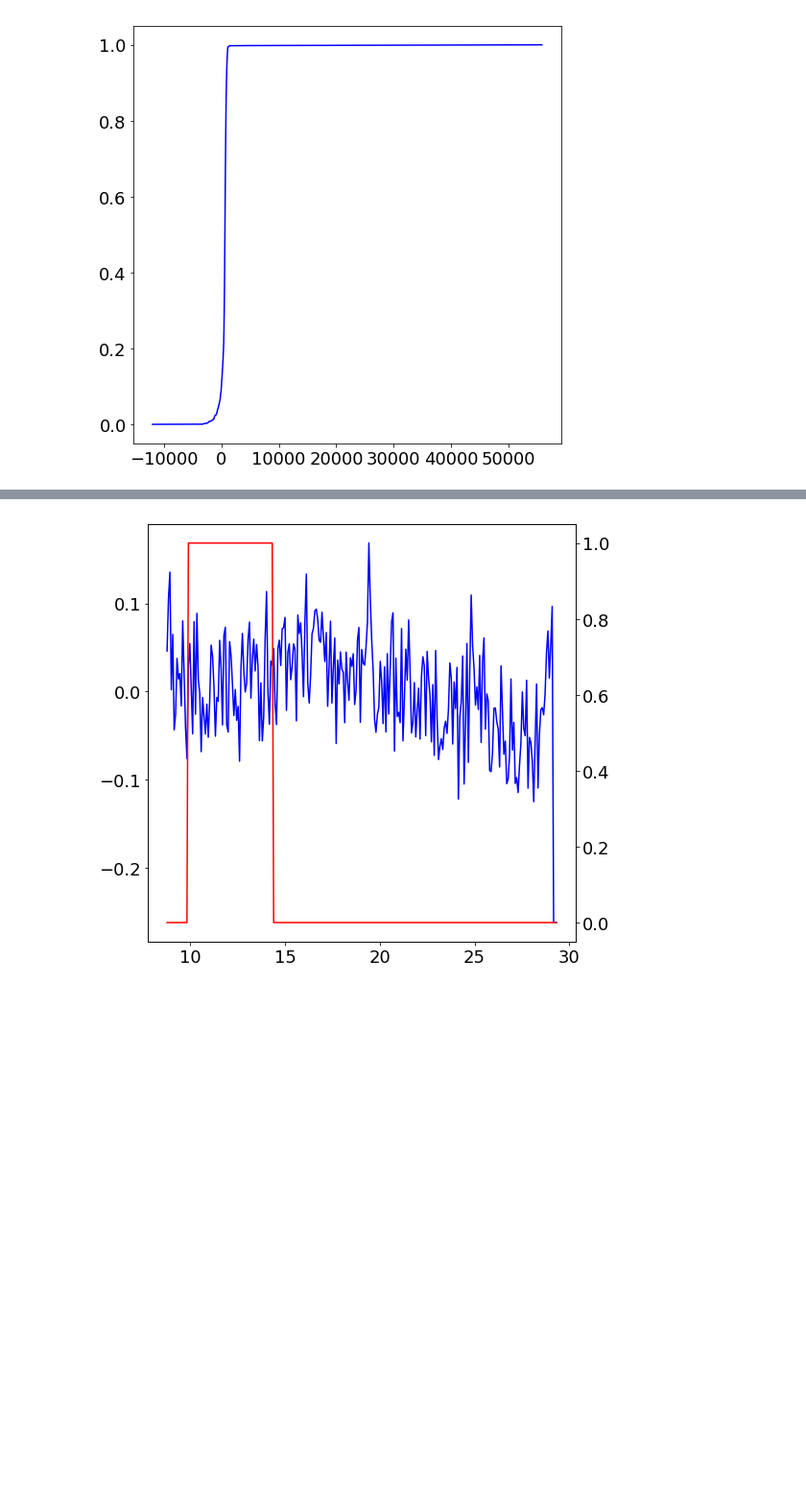
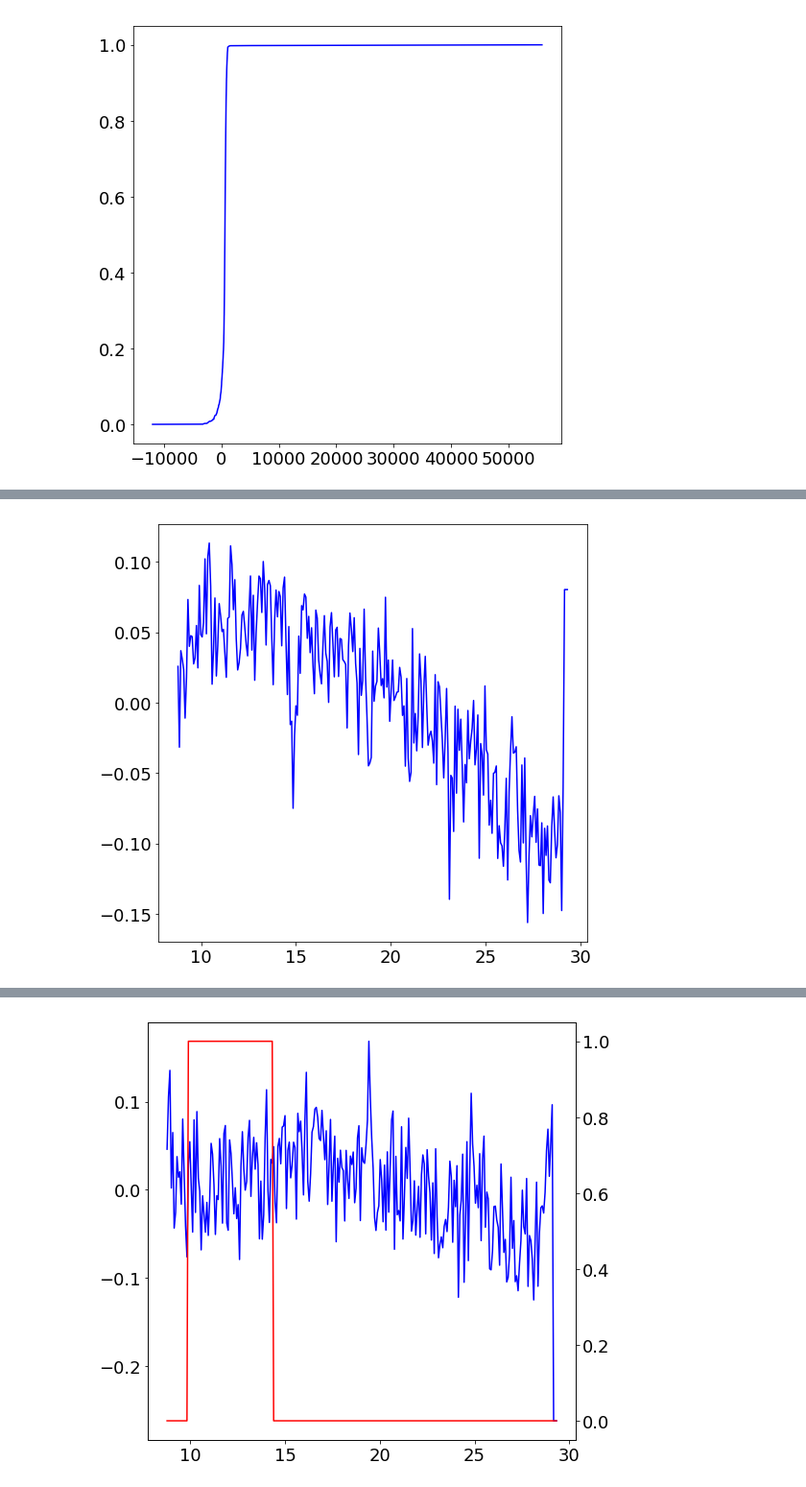
Before and after one commit to sioan/softXRayDataAndControls, a Jupyter notebook: experimentSpecificFiles/sxri0414/for_pub/regression_approach_run60-delay.ipynb, the cells around one changed output, grey strips where cells are left out. Shown at 96% size. Cells and saved outputs as stored; diff of their text form; code cells hidden in the pictures; blank space fills up the shorter version.

```diff
--- a/experimentSpecificFiles/sxri0414/for_pub/regression_approach_run60-delay.ipynb
+++ b/experimentSpecificFiles/sxri0414/for_pub/regression_approach_run60-delay.ipynb
@@ -638,0 +633,5 @@ for i in arange(6):
+# %%
+plot(my_bins[::-1][x_start:x_end],-real(eig_vec[:,1]))
+show()
+# %% [output]
+[figure, added]
```
Also changed, not shown: parts of 8 cells of this notebook.
